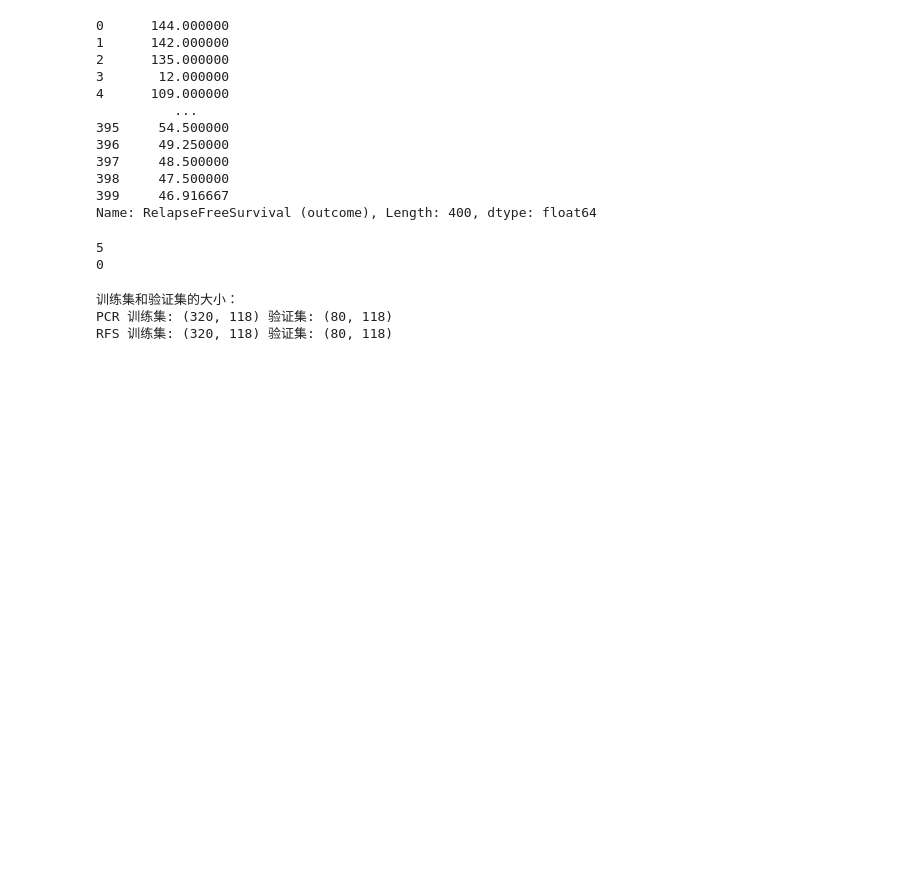
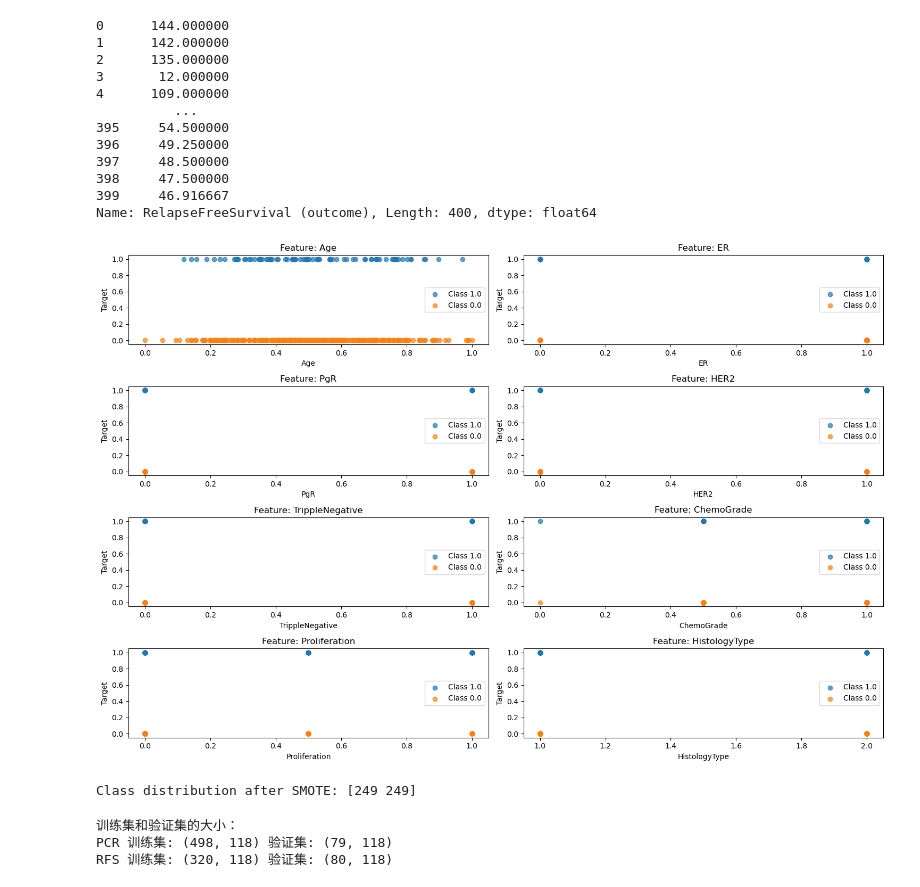
Before and after one commit to CloudSkytec/ML-CW2, a Jupyter notebook: Yh Y/Assignment2 - data Processing.ipynb, the cells around one changed output. Drawn from its saved outputs; the diff is of its cells as text; code cells hidden in the pictures; blank space fills up the shorter version.

Commit message:
boderline-smote added

```diff
--- a/Yh Y/Assignment2 - data Processing.ipynb
+++ b/Yh Y/Assignment2 - data Processing.ipynb
@@ -35,10 +35,10 @@ max                   0.060742                 1.145601
 # %%
 # Step 1: 缺失值处理
 # 替换 999 为 NaN
-#data.replace(999, np.nan, inplace=True)
+data.replace(999, np.nan, inplace=True)
 
 # 查看缺失值情况
-#print(data.isnull().sum())
+print(data.isnull().sum())
 
 # 对于分类变量，用众数填充
 categorical_features = ['ER', 'HER2', 'Gene', 'TrippleNegative', 'HistologyType']
@@ -148,12 +148,13 @@ plt.show()
 # Step 4: 数据划分
 # 提取特征和目标变量
 X = data.drop(columns=['ID', 'pCR (outcome)', 'RelapseFreeSurvival (outcome)'])  # 去除 ID 和目标列
+X_pCr = data[data['pCR (outcome)'].isin([0, 1])]
+X_pCr = X_pCr.drop(columns=['ID', 'pCR (outcome)', 'RelapseFreeSurvival (outcome)'])
 
 # 分类任务目标
 # remove when pCR is absent and pCR is target
-y_pcr = data['pCR (outcome)']
-y_pcr = y_pcr[y_pcr['pCR (outcome)'].isin([0, 1])]
-
+y_pcr = data[data['pCR (outcome)'].isin([0, 1])]
+y_pcr = y_pcr['pCR (outcome)']
 y_rfs = data['RelapseFreeSurvival (outcome)']  # 回归任务目标
 # %%
 print(y_pcr)
@@ -185,9 +188,3 @@ print(y_rfs)
 398     47.500000
 399     46.916667
 Name: RelapseFreeSurvival (outcome), Length: 400, dtype: float64
-# %%
-print(data['pCR (outcome)'].isnull().sum())  # 检查 PCR 列中缺失值数量
-print(data['RelapseFreeSurvival (outcome)'].isnull().sum())  # 检查 RFS 列中缺失值数量
-# %% [output]
-5
-0
@@ -196,3 +191,32 @@ data['pCR (outcome)'].fillna(data['pCR (outcome)'].mode()[0], inplace=True)
+# %%
+import matplotlib.pyplot as plt
+
+# Step 1: Select the first 8 features
+selected_features = X_pCr.columns[:8]
+
+# Step 2: Plot settings
+num_features = len(selected_features)
+plt.figure(figsize=(15, 10))
+
+# Step 3: Create scatter plots for first 8 features
+for i, feature in enumerate(selected_features):
+    plt.subplot((num_features + 1) // 2, 2, i + 1)  # Create a grid layout
+    for target_class in y_pcr.unique():
+        plt.scatter(
+            X_pCr[y_pcr == target_class][feature],
+            [target_class] * len(X_pCr[y_pcr == target_class][feature]),
+            label=f"Class {target_class}",
+            alpha=0.7
+        )
+    plt.title(f"Feature: {feature}")
+    plt.xlabel(feature)
+    plt.ylabel("Target")
+    plt.legend()
+
+plt.tight_layout()
+plt.show()
+# %% [output]
+[figure, added]
 # %%
 # 按 8:2 分层划分训练集和验证集
 X_train_pcr, X_val_pcr, y_train_pcr, y_val_pcr = train_test_split(
@@ -201,14 +225,24 @@ X_train_pcr, X_val_pcr, y_train_pcr, y_val_pcr = train_test_split(
 X_train_rfs, X_val_rfs, y_train_rfs, y_val_rfs = train_test_split(
     X, y_rfs, test_size=0.2, random_state=42
 )
+# %%
+# SMOTE
+from imblearn.over_sampling import SMOTE
+from imblearn.over_sampling import BorderlineSMOTE
+
+smote = BorderlineSMOTE(random_state=42)
+X_train_resampled, y_train_resampled = smote.fit_resample(X_train_pcr, y_train_pcr)
+print("Class distribution after SMOTE:", np.bincount(y_train_resampled))
+# %% [output]
+Class distribution after SMOTE: [249 249]
 # %%
 # Step 5: 检查处理结果
 print("训练集和验证集的大小：")
-print("PCR 训练集:", X_train_pcr.shape, "验证集:", X_val_pcr.shape)
+print("PCR 训练集:", X_train_resampled.shape, "验证集:", X_val_pcr.shape)
 print("RFS 训练集:", X_train_rfs.shape, "验证集:", X_val_rfs.shape)
 # %% [output]
 训练集和验证集的大小：
-PCR 训练集: (320, 118) 验证集: (80, 118)
+PCR 训练集: (498, 118) 验证集: (79, 118)
 RFS 训练集: (320, 118) 验证集: (80, 118)
 # %%
 # pCR Baseline Model
```
Also changed, not shown: parts of 6 cells of this notebook.
